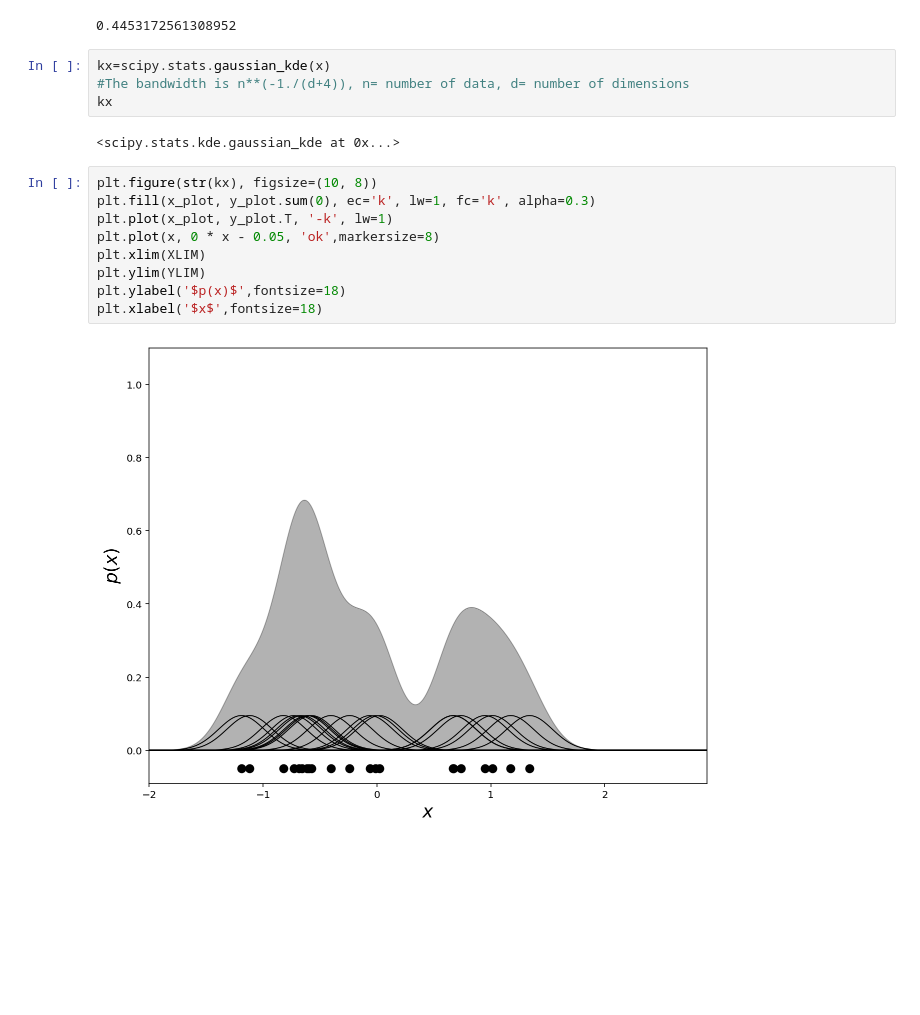
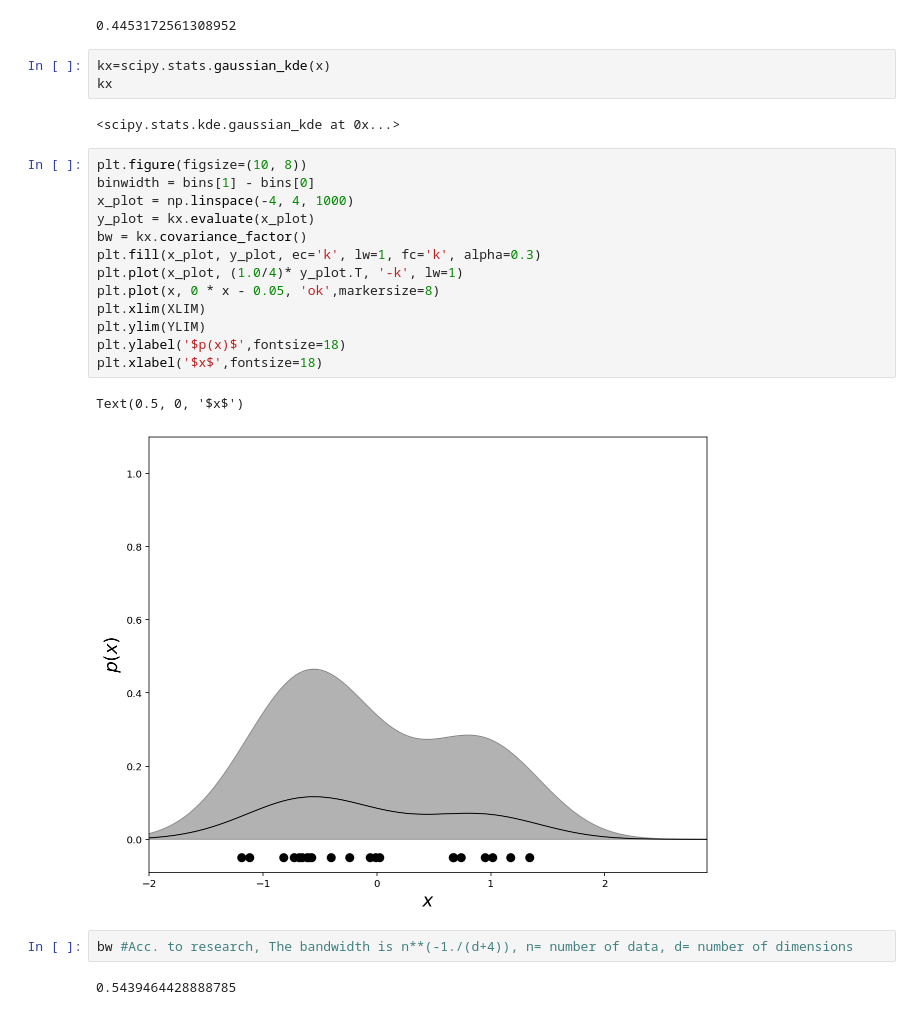
Before and after one commit to Kriskayak/Data, a Jupyter notebook: HW11_KDE/Jennifer_Histogram_vs_KDE.ipynb, the cells around one changed output. Drawn from its saved outputs; the diff is of its cells as text; blank space fills up the shorter version.

```diff
--- a/HW11_KDE/Jennifer_Histogram_vs_KDE.ipynb
+++ b/HW11_KDE/Jennifer_Histogram_vs_KDE.ipynb
@@ -153,20 +153,28 @@ print (h)
 # the value 0.445 is over double the value 0.2 (not very close)
 # %% [output]
 0.4453172561308952
+# %%
+kx=scipy.stats.gaussian_kde(x)
+kx
+# %% [output]
+<scipy.stats.kde.gaussian_kde at 0x...>
+# %%
+plt.figure(figsize=(10, 8))
+binwidth = bins[1] - bins[0]
+x_plot = np.linspace(-4, 4, 1000)
+y_plot = kx.evaluate(x_plot)
+bw = kx.covariance_factor()
+plt.fill(x_plot, y_plot, ec='k', lw=1, fc='k', alpha=0.3)
+plt.plot(x_plot, (1.0/4)* y_plot.T, '-k', lw=1)
+plt.plot(x, 0 * x - 0.05, 'ok',markersize=8)
+plt.xlim(XLIM)
+plt.ylim(YLIM)
+plt.ylabel('$p(x)$',fontsize=18)
+plt.xlabel('$x$',fontsize=18)
+# %% [output]
+Text(0.5, 0, '$x$')
+[figure, added]
 # %%
-kx=scipy.stats.gaussian_kde(x)
-#The bandwidth is n**(-1./(d+4)), n= number of data, d= number of dimensions
-kx
+bw #Acc. to research, The bandwidth is n**(-1./(d+4)), n= number of data, d= number of dimensions
 # %% [output]
-<scipy.stats.kde.gaussian_kde at 0x...>
+0.5439464428888785
-# %%
-plt.figure(str(kx), figsize=(10, 8))
-plt.fill(x_plot, y_plot.sum(0), ec='k', lw=1, fc='k', alpha=0.3)
-plt.plot(x_plot, y_plot.T, '-k', lw=1)
-plt.plot(x, 0 * x - 0.05, 'ok',markersize=8)
-plt.xlim(XLIM)
-plt.ylim(YLIM)
-plt.ylabel('$p(x)$',fontsize=18)
-plt.xlabel('$x$',fontsize=18)
-# %% [output]
-[figure, removed]
```
